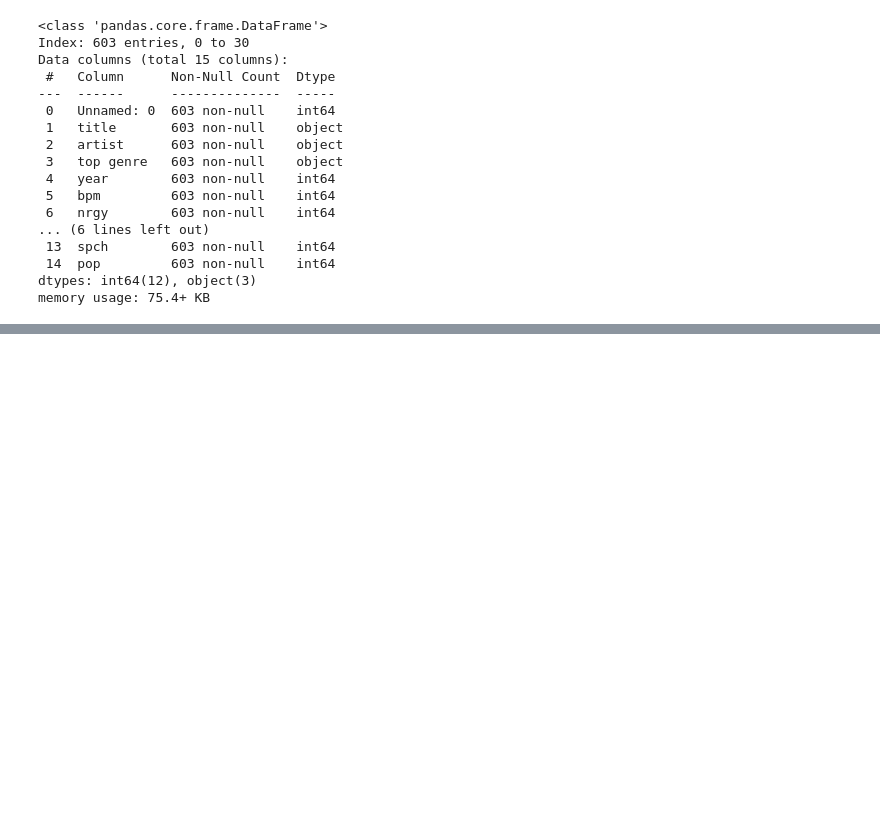
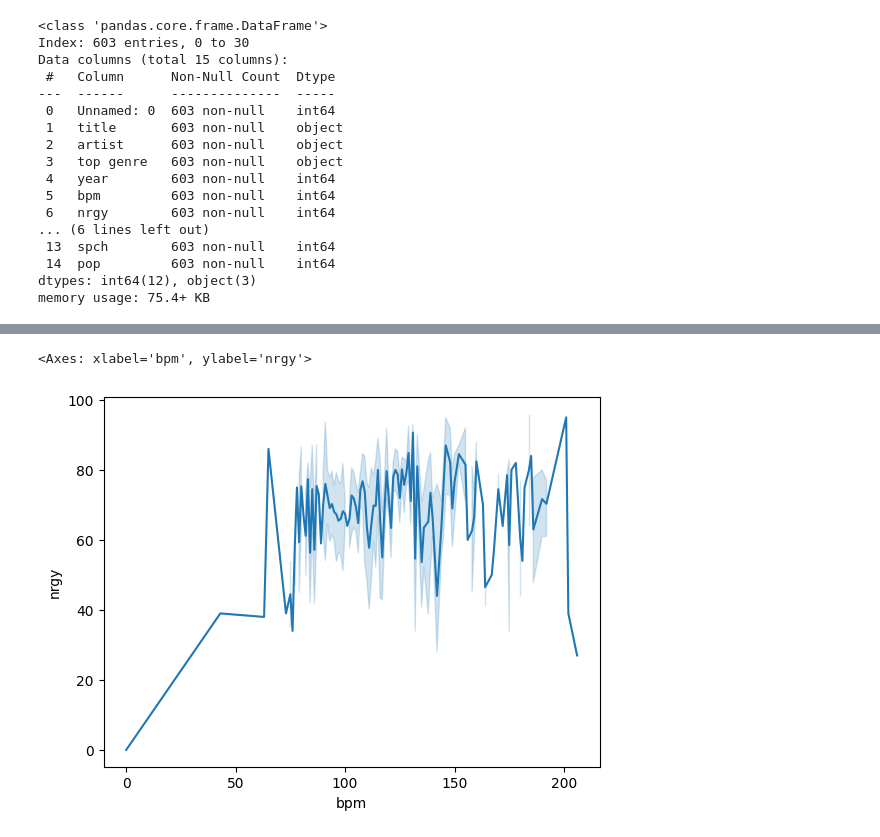
Before and after one commit to Schaeffer2013/Spotify_Top_Songs, a Jupyter notebook: spotify.ipynb, the cells around one changed output, grey strips where cells are left out. Cells and saved outputs as stored; diff of their text form; code cells hidden in the pictures; blank space fills up the shorter version.

```diff
--- a/spotify.ipynb
+++ b/spotify.ipynb
@@ -57,0 +143,5 @@ memory usage: 75.4+ KB
+# %%
+sns.lineplot(data=all_top_songs, x='bpm', y='nrgy')
+# %% [output]
+<Axes: xlabel='bpm', ylabel='nrgy'>
+[figure, added]
```
Also changed, not shown: parts of 28 cells of this notebook, 1 other file.
